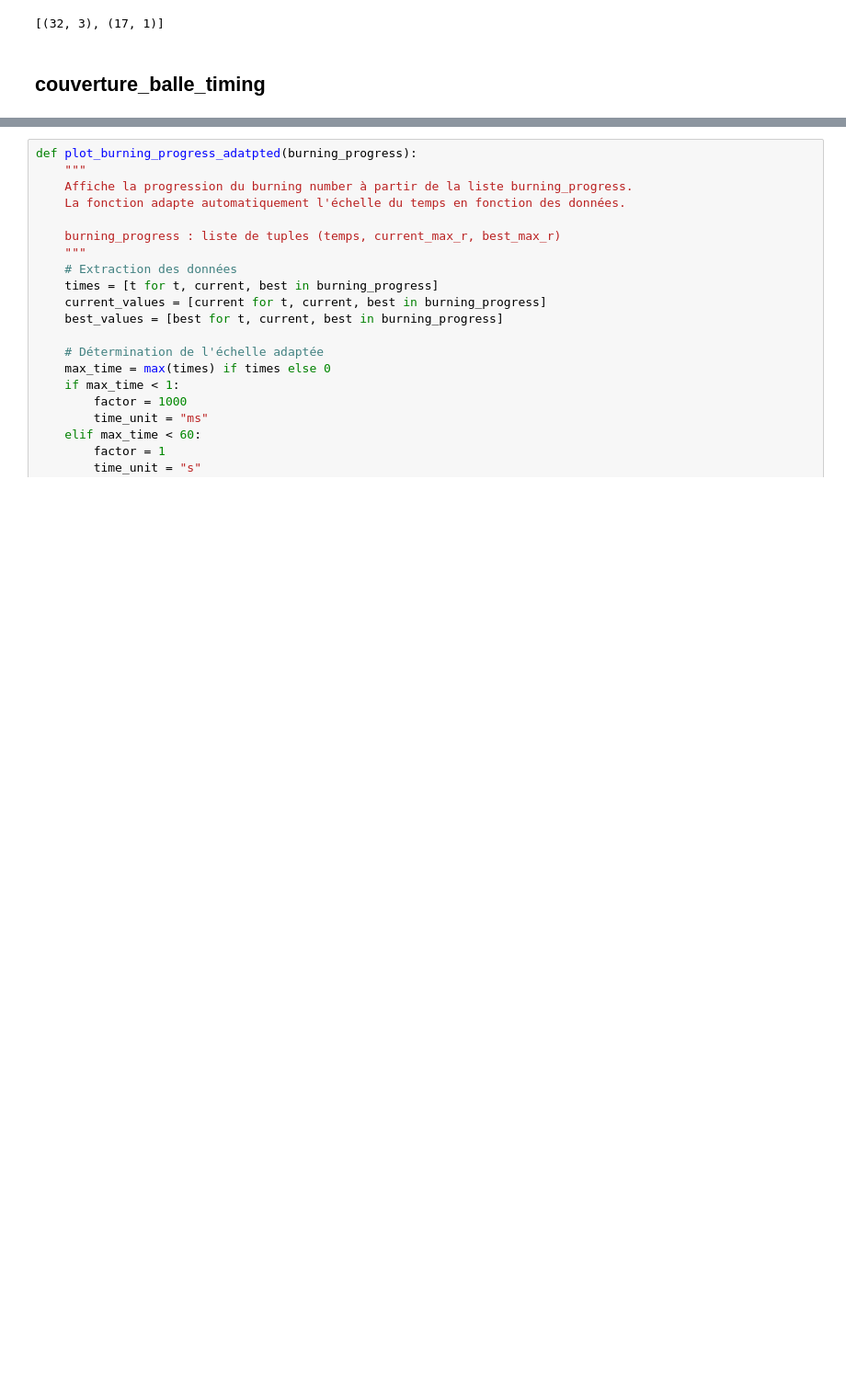
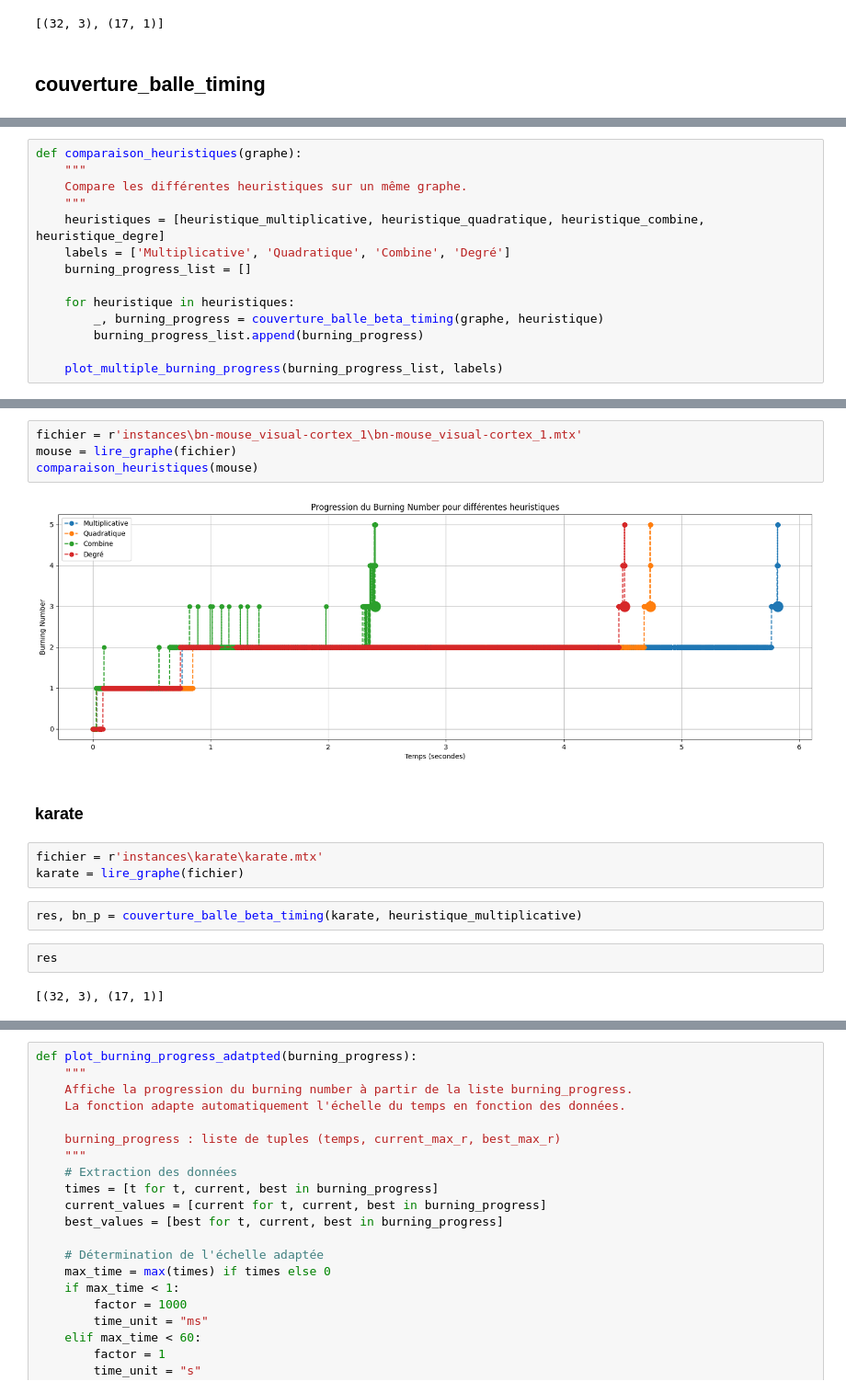
Before and after one commit to OussamaLay/Graph_Burning_Problem, a Jupyter notebook: algo_recherche.ipynb, the cells around one changed output, grey strips where cells are left out. Shown: that part at 92% size. Cells and saved outputs as stored; diff of their text form; blank space fills up the shorter version.

```diff
--- a/algo_recherche.ipynb
+++ b/algo_recherche.ipynb
@@ -843,0 +875,14 @@ plot_multiple_burning_progress(
+# %%
+def comparaison_heuristiques(graphe):
+    """
+    Compare les différentes heuristiques sur un même graphe.
+    """
+    heuristiques = [heuristique_multiplicative, heuristique_quadratique, heuristique_combine, heuristique_degre]
+    labels = ['Multiplicative', 'Quadratique', 'Combine', 'Degré']
+    burning_progress_list = []
+
+    for heuristique in heuristiques:
+        _, burning_progress = couverture_balle_beta_timing(graphe, heuristique)
+        burning_progress_list.append(burning_progress)
+
+    plot_multiple_burning_progress(burning_progress_list, labels)
@@ -843,0 +921,17 @@ plot_multiple_burning_progress(
+# %%
+fichier = r'instances\bn-mouse_visual-cortex_1\bn-mouse_visual-cortex_1.mtx'
+mouse = lire_graphe(fichier)
+comparaison_heuristiques(mouse)
+# %% [output]
+[figure, added]
+# %% [markdown]
+### karate
+# %%
+fichier = r'instances\karate\karate.mtx'
+karate = lire_graphe(fichier)
+# %%
+res, bn_p = couverture_balle_beta_timing(karate, heuristique_multiplicative)
+# %%
+res
+# %% [output]
+[(32, 3), (17, 1)]
```
Also changed, not shown: parts of 34 cells of this notebook, 1 other file.
